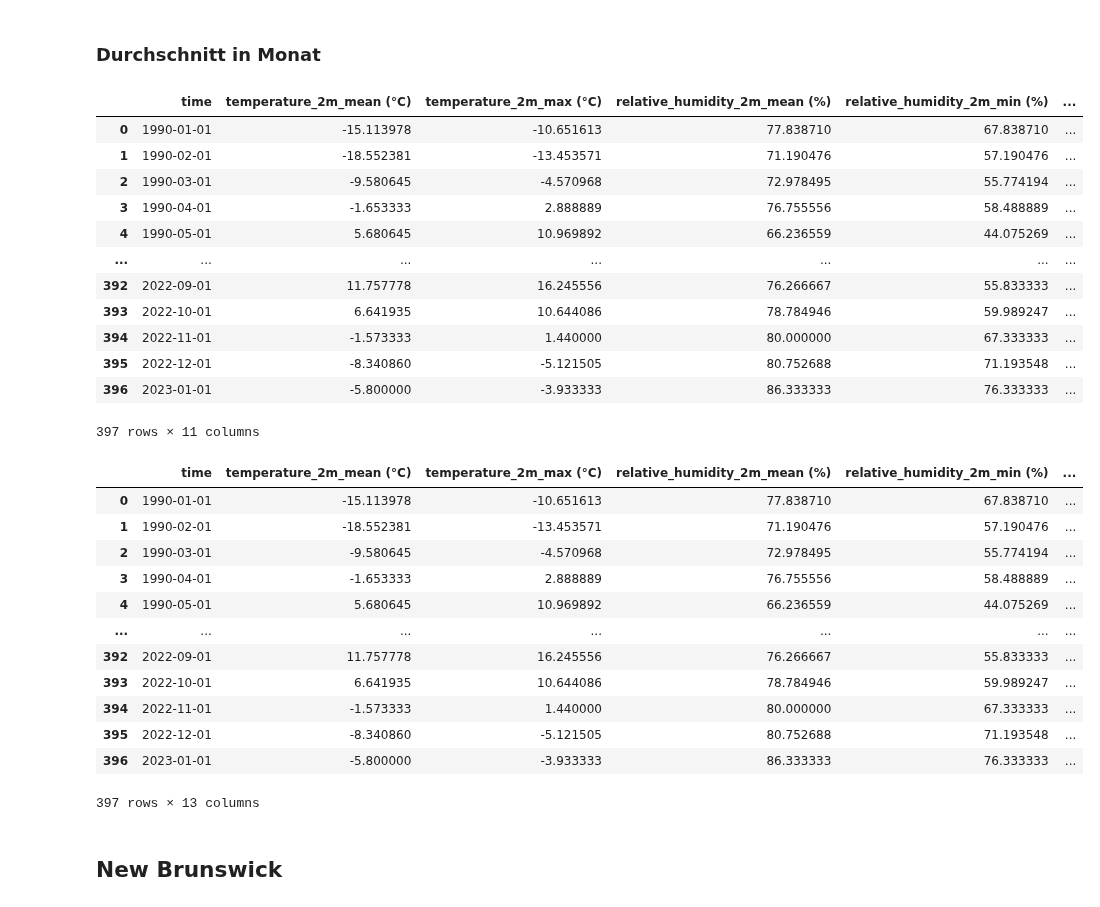
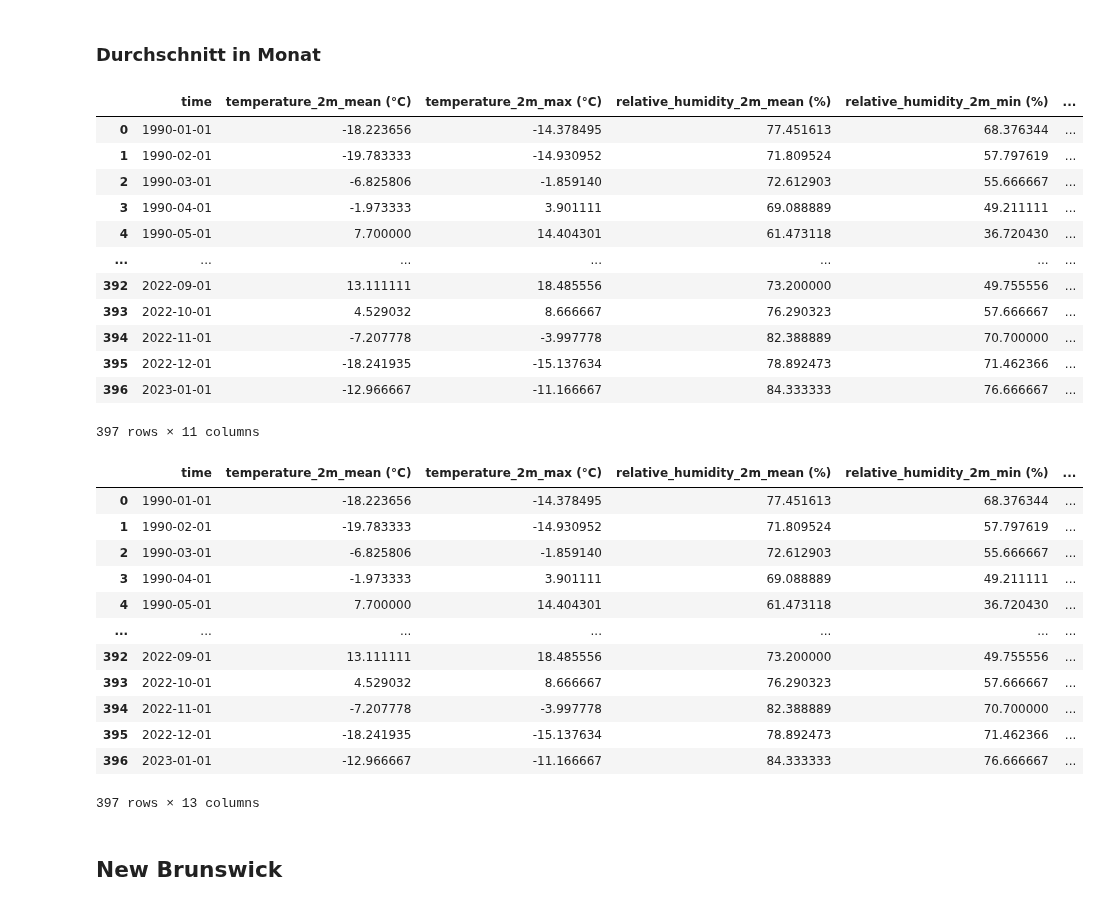
Before and after one commit to yajoka/firewatch, a Jupyter notebook: notebook/import_30_years_weather_data.ipynb, the cells around one changed output. Saved outputs shown, nothing was run; the diff lists cells and outputs as text; code cells hidden in the pictures.

```diff
--- a/notebook/import_30_years_weather_data.ipynb
+++ b/notebook/import_30_years_weather_data.ipynb
@@ -1320,29 +1320,29 @@ Manitoba_mean
 # %%
 Manitoba_mean['time'] = pd.to_datetime(Manitoba_mean['time'])
 
 # Monats-Durchschnitt für alle Variablen
 Manitoba_monthly_mean = (
-    Quebec_mean
+    Manitoba_mean
     .set_index('time')
     .resample('MS')
     .mean()
     .reset_index()
 )
 
 Manitoba_monthly_mean
 # %% [output]
 |  | time | temperature_2m_mean (°C) | temperature_2m_max (°C) | relative_humidity_2m_mean (%) | relative_humidity_2m_min (%) | ... |
-| 0 | 1990-01-01 | -15.113978 | -10.651613 | 77.838710 | 67.838710 | ... |
-| 1 | 1990-02-01 | -18.552381 | -13.453571 | 71.190476 | 57.190476 | ... |
-| 2 | 1990-03-01 | -9.580645 | -4.570968 | 72.978495 | 55.774194 | ... |
-| 3 | 1990-04-01 | -1.653333 | 2.888889 | 76.755556 | 58.488889 | ... |
-| 4 | 1990-05-01 | 5.680645 | 10.969892 | 66.236559 | 44.075269 | ... |
+| 0 | 1990-01-01 | -18.223656 | -14.378495 | 77.451613 | 68.376344 | ... |
+| 1 | 1990-02-01 | -19.783333 | -14.930952 | 71.809524 | 57.797619 | ... |
+| 2 | 1990-03-01 | -6.825806 | -1.859140 | 72.612903 | 55.666667 | ... |
+| 3 | 1990-04-01 | -1.973333 | 3.901111 | 69.088889 | 49.211111 | ... |
+| 4 | 1990-05-01 | 7.700000 | 14.404301 | 61.473118 | 36.720430 | ... |
 | ... | ... | ... | ... | ... | ... | ... |
-| 392 | 2022-09-01 | 11.757778 | 16.245556 | 76.266667 | 55.833333 | ... |
-| 393 | 2022-10-01 | 6.641935 | 10.644086 | 78.784946 | 59.989247 | ... |
-| 394 | 2022-11-01 | -1.573333 | 1.440000 | 80.000000 | 67.333333 | ... |
-| 395 | 2022-12-01 | -8.340860 | -5.121505 | 80.752688 | 71.193548 | ... |
-| 396 | 2023-01-01 | -5.800000 | -3.933333 | 86.333333 | 76.333333 | ... |
+| 392 | 2022-09-01 | 13.111111 | 18.485556 | 73.200000 | 49.755556 | ... |
+| 393 | 2022-10-01 | 4.529032 | 8.666667 | 76.290323 | 57.666667 | ... |
+| 394 | 2022-11-01 | -7.207778 | -3.997778 | 82.388889 | 70.700000 | ... |
+| 395 | 2022-12-01 | -18.241935 | -15.137634 | 78.892473 | 71.462366 | ... |
+| 396 | 2023-01-01 | -12.966667 | -11.166667 | 84.333333 | 76.666667 | ... |
 397 rows × 11 columns
 # %%
 # Jahr und Monat extrahieren
@@ -1351,17 +1351,17 @@ Manitoba_monthly_mean['Month'] = Manitoba_monthly_mean['time'].dt.month
 Manitoba_monthly_mean
 # %% [output]
 |  | time | temperature_2m_mean (°C) | temperature_2m_max (°C) | relative_humidity_2m_mean (%) | relative_humidity_2m_min (%) | ... |
-| 0 | 1990-01-01 | -15.113978 | -10.651613 | 77.838710 | 67.838710 | ... |
-| 1 | 1990-02-01 | -18.552381 | -13.453571 | 71.190476 | 57.190476 | ... |
-| 2 | 1990-03-01 | -9.580645 | -4.570968 | 72.978495 | 55.774194 | ... |
-| 3 | 1990-04-01 | -1.653333 | 2.888889 | 76.755556 | 58.488889 | ... |
-| 4 | 1990-05-01 | 5.680645 | 10.969892 | 66.236559 | 44.075269 | ... |
+| 0 | 1990-01-01 | -18.223656 | -14.378495 | 77.451613 | 68.376344 | ... |
+| 1 | 1990-02-01 | -19.783333 | -14.930952 | 71.809524 | 57.797619 | ... |
+| 2 | 1990-03-01 | -6.825806 | -1.859140 | 72.612903 | 55.666667 | ... |
+| 3 | 1990-04-01 | -1.973333 | 3.901111 | 69.088889 | 49.211111 | ... |
+| 4 | 1990-05-01 | 7.700000 | 14.404301 | 61.473118 | 36.720430 | ... |
 | ... | ... | ... | ... | ... | ... | ... |
-| 392 | 2022-09-01 | 11.757778 | 16.245556 | 76.266667 | 55.833333 | ... |
-| 393 | 2022-10-01 | 6.641935 | 10.644086 | 78.784946 | 59.989247 | ... |
-| 394 | 2022-11-01 | -1.573333 | 1.440000 | 80.000000 | 67.333333 | ... |
-| 395 | 2022-12-01 | -8.340860 | -5.121505 | 80.752688 | 71.193548 | ... |
-| 396 | 2023-01-01 | -5.800000 | -3.933333 | 86.333333 | 76.333333 | ... |
+| 392 | 2022-09-01 | 13.111111 | 18.485556 | 73.200000 | 49.755556 | ... |
+| 393 | 2022-10-01 | 4.529032 | 8.666667 | 76.290323 | 57.666667 | ... |
+| 394 | 2022-11-01 | -7.207778 | -3.997778 | 82.388889 | 70.700000 | ... |
+| 395 | 2022-12-01 | -18.241935 | -15.137634 | 78.892473 | 71.462366 | ... |
+| 396 | 2023-01-01 | -12.966667 | -11.166667 | 84.333333 | 76.666667 | ... |
 397 rows × 13 columns
 # %%
 import os
```
Also changed, not shown: parts of 29 cells of this notebook, 9 other files.
